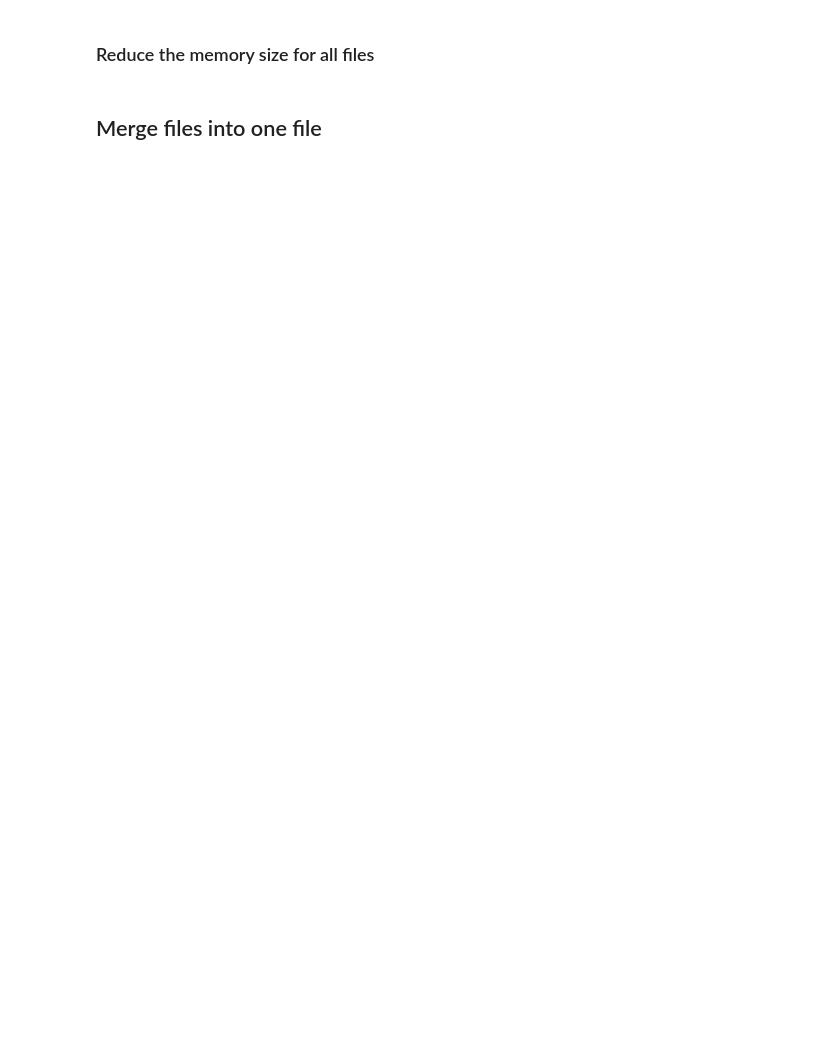
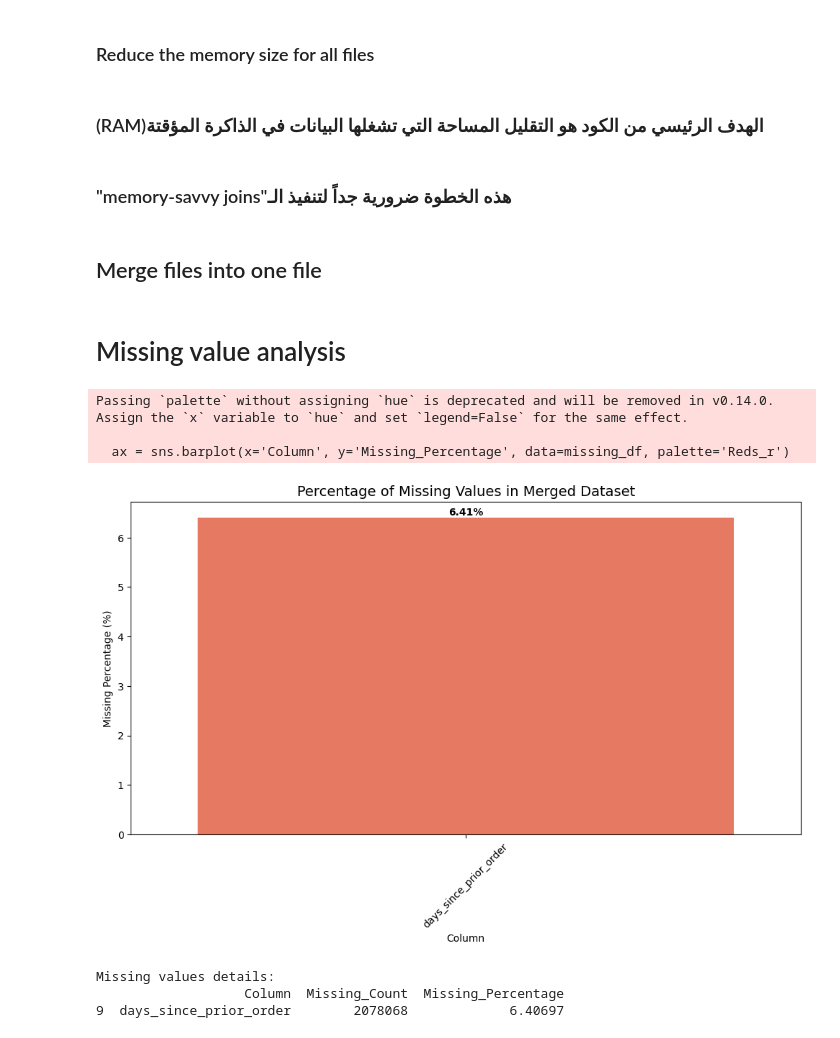
Before and after one commit to mohammed-lafi1035/DS230_final_Project_AE, a Jupyter notebook: Welcome_To_Colab.ipynb, the cells around one changed output. Drawn from its saved outputs; the diff is of its cells as text; code cells hidden in the pictures; blank space fills up the shorter version.

```diff
--- a/Welcome_To_Colab.ipynb
+++ b/Welcome_To_Colab.ipynb
@@ -62,6 +67,10 @@ departments = reduce_mem_usage_simple(departments)
 aisles = reduce_mem_usage_simple(aisles)
 prior = reduce_mem_usage_simple(prior)
 train = reduce_mem_usage_simple(train)
+# %% [markdown]
+### (RAM)الهدف الرئيسي من الكود هو التقليل المساحة التي تشغلها البيانات في الذاكرة المؤقتة
+# %% [markdown]
+### "memory-savvy joins"هذه الخطوة ضرورية جداً لتنفيذ الـ
 # %% [markdown]
 ## Merge files into one file
 # %%
@@ -78,3 +85,55 @@ del m1, m2, m3, prior, products, departments, aisles
 gc.collect()
 
 instacart_data = reduce_mem_usage_simple(instacart_data)
+# %% [markdown]
+# Missing value analysis
+# %%
+import matplotlib.pyplot as plt
+import seaborn as sns
+
+
+# 1. حساب القيم المفقودة في الملف المدمج النهائي (instacart_data)
+# هذا الملف يحتوي على البيانات من جميع الجداول المدمجة
+missing_count = instacart_data.isnull().sum()
+missing_pct = (missing_count / len(instacart_data)) * 100
+
+# 2. إنشاء DataFrame للنتائج لعرضها
+missing_df = pd.DataFrame({
+    'Column': missing_count.index,
+    'Missing_Count': missing_count.values,
+    'Missing_Percentage': missing_pct.values
+})
+
+# تصفية الأعمدة التي تحتوي على قيم مفقودة فقط
+missing_df = missing_df[missing_df['Missing_Count'] > 0].sort_values(by='Missing_Percentage', ascending=False)
+
+if not missing_df.empty:
+    # 3. رسم بياني يوضح النسب المئوية للقيم المفقودة (Bar Chart)
+    plt.figure(figsize=(12, 6))
+    ax = sns.barplot(x='Column', y='Missing_Percentage', data=missing_df, palette='Reds_r')
+
+    # إضافة الأرقام فوق الأعمدة
+    for p in ax.patches:
+        ax.annotate(format(p.get_height(), '.2f') + '%',
+                    (p.get_x() + p.get_width() / 2., p.get_height()),
+                    ha = 'center', va = 'center',
+                    xytext = (0, 9), textcoords = 'offset points',
+                    fontsize=10, fontweight='bold')
+
+    plt.title('Percentage of Missing Values in Merged Dataset', fontsize=14)
+    plt.ylabel('Missing Percentage (%)')
+    plt.xticks(rotation=45)
+    plt.show()
+
+    print("Missing values details:")
+    print(missing_df)
+else:
+    print("No missing values found in the merged dataset!")
+# %% [output]
+Passing `palette` without assigning `hue` is deprecated and will be removed in v0.14.0. Assign the `x` variable to `hue` and set `legend=False` for the same effect.
+
+  ax = sns.barplot(x='Column', y='Missing_Percentage', data=missing_df, palette='Reds_r')
+[figure, added]
+Missing values details:
+                   Column  Missing_Count  Missing_Percentage
+9  days_since_prior_order        2078068             6.40697
```
Also changed, not shown: parts of 5 cells of this notebook.
